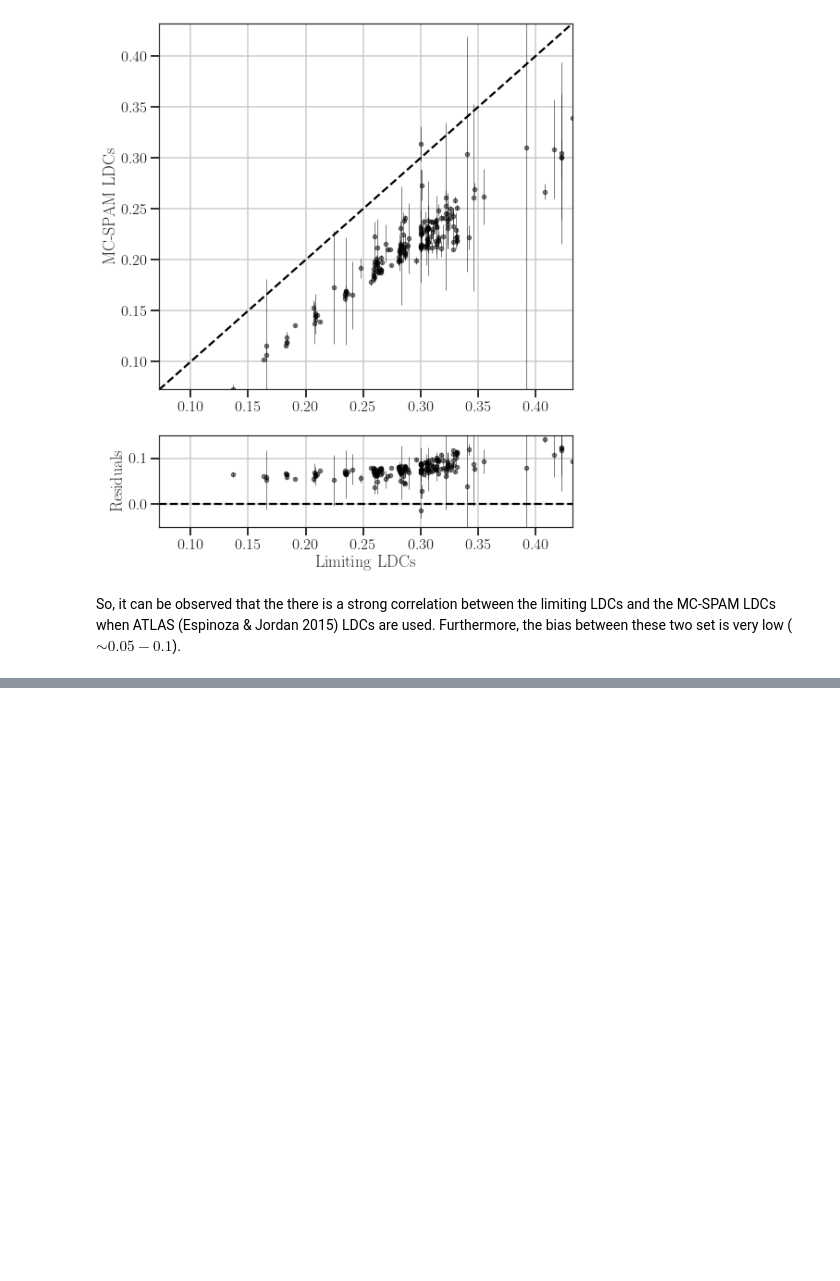
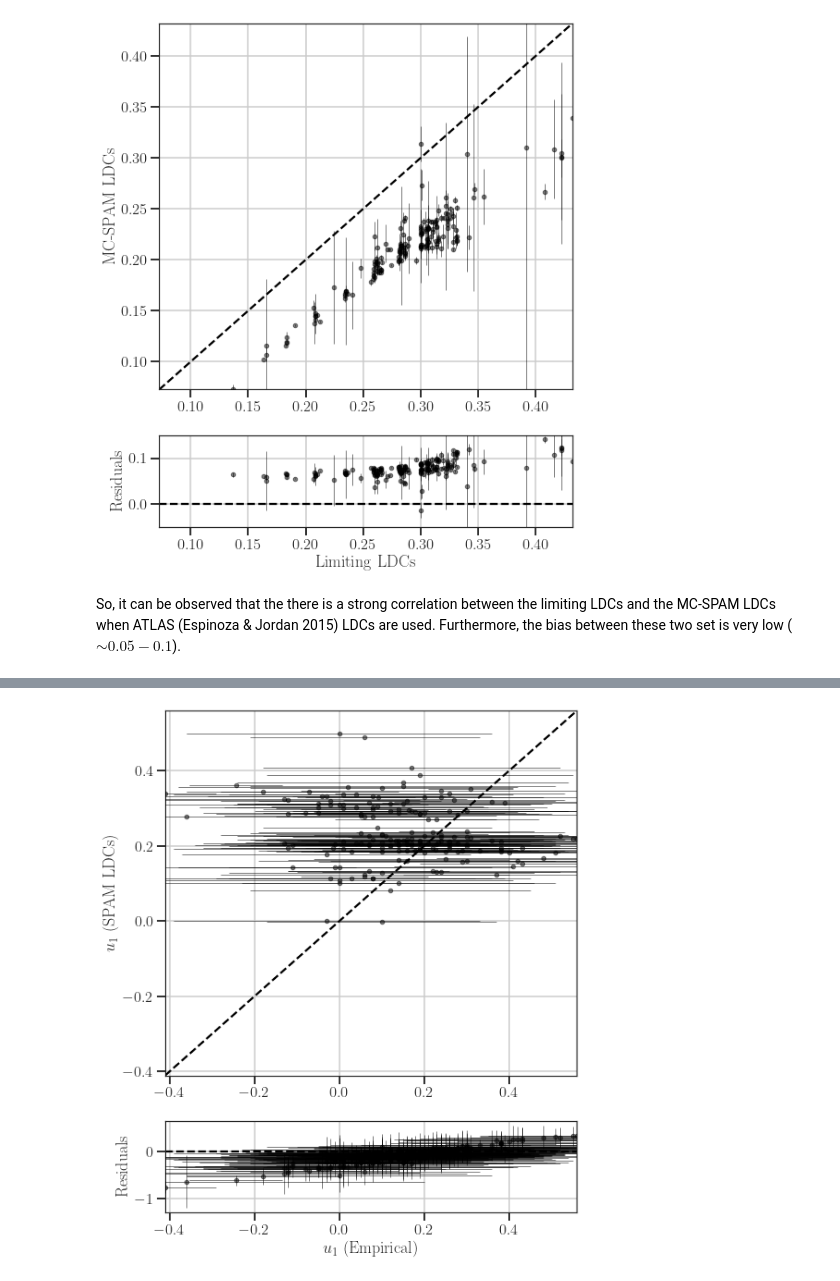
Before and after one commit to Jayshil/ld-spam, a Jupyter notebook: Notebooks/spam_vs_limiting_LDCs.ipynb, the cells around one changed output, grey strips where cells are left out. Drawn from its saved outputs; the diff is of its cells as text; code cells hidden in the pictures; blank space fills up the shorter version.

```diff
--- a/Notebooks/spam_vs_limiting_LDCs.ipynb
+++ b/Notebooks/spam_vs_limiting_LDCs.ipynb
@@ -56,0 +72,5 @@ So, it can be observed that the there is a strong correlation between the limiti
+# %%
+utl.single_image(xdata=u2_j, xerr=u2_jp, ydata=u2a_c17, yerr=u1_lim_err, xlabel=r'$u_1$ (Empirical)', ylabel=r'$u_1$ (SPAM LDCs)')
+plt.show()
+# %% [output]
+[figure, added]
```
Also changed, not shown: parts of 2 cells of this notebook.
